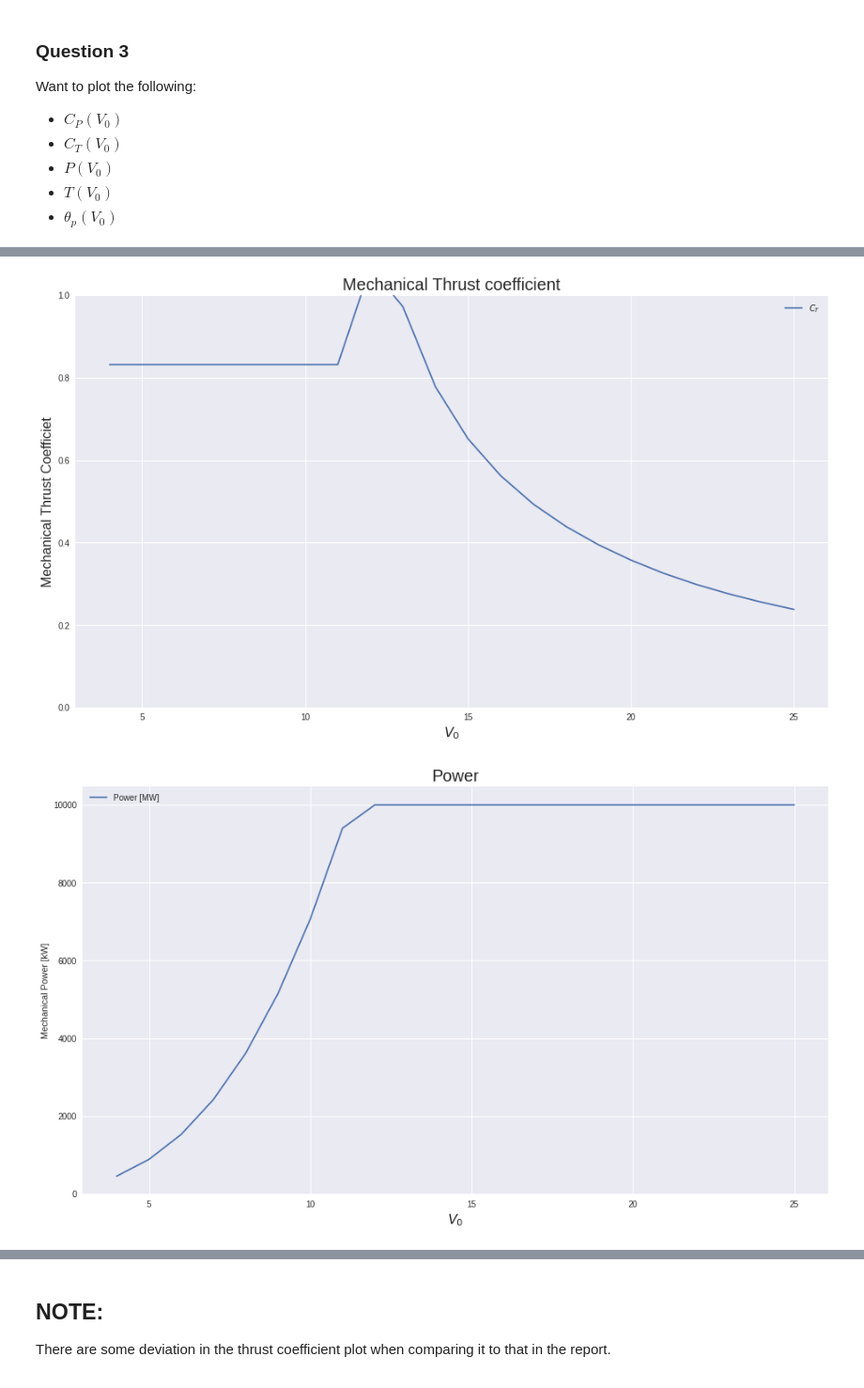
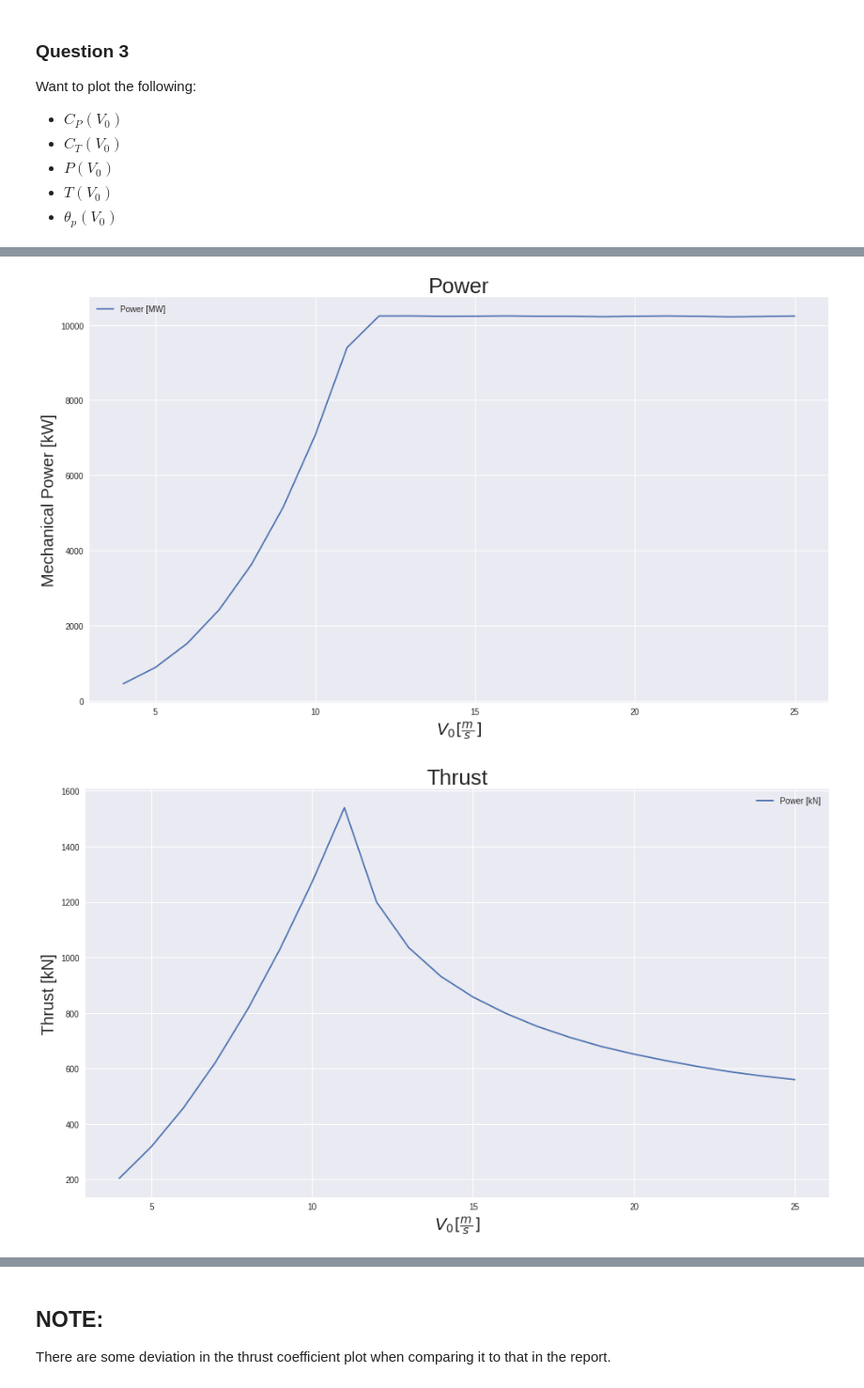
Before and after one commit to janerikhy/BEM, a Jupyter notebook: BEM.ipynb, the cells around one changed output, grey strips where cells are left out. Shown at 94% size. Saved outputs shown, nothing was run; the diff lists cells and outputs as text; code cells hidden in the pictures.

```diff
--- a/BEM.ipynb
+++ b/BEM.ipynb
@@ -94,7 +94,7 @@ rho = 1.225
 V0 = 9.5
 # speed_ratio = np.arange(5, 11, 1)
 omega_min = 6*np.pi*2/60
-omega_max = 9.61*2*np.pi/60+0.01
+omega_max = 9.7*2*np.pi/60
 
 omega = np.arange(omega_min, omega_max, 0.01)
 speed_ratio = np.array([o*R/V0 for o in omega])
@@ -455,20 +457,21 @@ print(f"{P_max*1e-6:.2f} [MW]")
 # %%
 # Start with fixing the frequency to w_max
 # omega = np.asarray([1.01])
-P_max = 10*1e6
+#P_max = 10*1e6
 w_max = 1.01
 
 # Want to find theta_p as a function of V0 to limit the power to 10MW
 
 V0_arr = np.arange(4, 26, 1)  # Incomming wind speed array
-#pitch_angles = np.arange(0, 25, 0.01)
-pitch_angles = np.arange(-25, 1, 1)
+pitch_angles = np.arange(0, 25, 0.01)
+#pitch_angles = np.arange(-25, 1, 0.01)
 pitch_req = np.zeros(len(V0_arr))
 Power = np.zeros(len(V0_arr))
 Thrust = np.zeros(len(V0_arr))
 C_power = np.zeros(len(V0_arr))
 C_thrust = np.zeros(len(V0_arr))
 norm_forces = np.zeros((len(V0_arr), len(radius)))
+tan_forces = np.zeros((len(V0_arr), len(radius)))
 
 
 for i in range(len(V0_arr)):
@@ -477,14 +480,15 @@ for i in range(len(V0_arr)):
     Thrust[i] = CT[lam_index][theta_index]*1/2 * rho * V0_arr[i]**2 * np.pi*R**2
     C_power[i] = CP[lam_index][theta_index]
     C_thrust[i] = CT[lam_index][theta_index]
-    _, _, f, _ = bem(np.asarray([lam_opt]), np.asarray([theta_opt]), V0_arr[i])
+    _, _, f, ft = bem(np.asarray([lam_opt]), np.asarray([theta_opt]), V0_arr[i])
     for k in range(len(radius)):
       norm_forces[i][k] = f[0][0][k]
+      tan_forces[i][k] = ft[0][0][k]
   else:
     l = w_max*R/V0_arr[i]
-    p, t, f, _ = bem(np.asarray([l]), pitch_angles, V0_arr[i])
+    p, t, f, ft = bem(np.asarray([l]), pitch_angles, V0_arr[i])
     for j in range(len(p[0])):
-      if (p[0][j] > P_max):
+      if (p[0][j] < P_max):
         # Make interpolation to find the correct pitch angle
         pitch_req[i] = np.interp(P_max, p[0][j-1:j+1], pitch_angles[j-1:j+1])
         Power[i] = np.interp(pitch_req[i], pitch_angles[j-1:j+1], p[0][j-1:j+1])
@@ -493,6 +497,7 @@ for i in range(len(V0_arr)):
         C_thrust[i] = Thrust[i]/(1/2 * rho * V0_arr[i]**2 * np.pi*R**2)
         for k in range(len(radius)):
           norm_forces[i][k] = f[0][j][k]
+          tan_forces[i][k] = ft[0][j][k]
         break
 
 pitch_req
@@ -546,64 +548,65 @@ Want to plot the following:
 # Plots for question 3
 #plt.rcParams.keys()
 plt.style.use('seaborn')
-plt.rcParams['font.size'] = 16
+plt.rcParams['font.size'] = 20
 plt.rcParams['figure.figsize'] = (16, 9)
 
 # CP(V0) and CT(V0)
 
-plt.plot(V0_arr, C_power, label=r"$C_P$")
+''' plt.plot(V0_arr, C_power, label=r"$C_P$")
 plt.plot(V0_arr, C_thrust, label=r"$C_T$")
-plt.title(r"$C_P(V_0)$ and $C_T(V_0)$", fontsize=20)
-plt.xlabel(r"$V_0$", fontsize=16)
+plt.title(r"$C_P(V_0)$ and $C_T(V_0)$", fontsize=26)
+plt.xlabel(r"$V_0$", fontsize=20)
 plt.legend()
 plt.savefig(os.path.join(data_dir, 'results', 'cp_and_ct_negative_pitch.png'), dpi=300)
 plt.show()
+ '''
 
 # CP (V0)
 plt.plot(V0_arr, C_power, label=r"$C_P$")
-plt.title(r"Mechanical Power coefficient", fontsize=20)
-plt.xlabel(r"$V_0$", fontsize=16)
+plt.title(r"Mechanical Power coefficient", fontsize=26)
+plt.xlabel(r"$V_0$", fontsize=20)
 plt.ylim([0, 1])
-plt.ylabel("Mechanical Power Coefficiet", fontsize=16)
+plt.ylabel("CP [-]", fontsize=20)
 plt.legend()
-#plt.savefig(os.path.join(data_dir, 'results', 'cp.png'), dpi=300)
+plt.savefig(os.path.join(data_dir, 'results', 'cp.png'), dpi=300)
 plt.show()
 
 # CT (V0)
 plt.plot(V0_arr, C_thrust, label=r"$C_T$")
-plt.title(r"Mechanical Thrust coefficient", fontsize=20)
-plt.xlabel(r"$V_0$", fontsize=16)
-plt.ylabel("Mechanical Thrust Coefficiet", fontsize=16)
+plt.title(r"Mechanical Thrust coefficient", fontsize=26)
+plt.xlabel(r"$V_0 [\frac{m}{s}]$", fontsize=20)
+plt.ylabel("CT [-]", fontsize=20)
 plt.ylim([0, 1])
 plt.legend()
-#plt.savefig(os.path.join(data_dir, 'results', 'ct.png'), dpi=300)
+plt.savefig(os.path.join(data_dir, 'results', 'ct.png'), dpi=300)
 plt.show()
 
 # Power
 plt.plot(V0_arr, Power*1e-3, label="Power [MW]")
-plt.title("Power", fontsize=20)
-plt.xlabel(r"$V_0$", fontsize=16)
-plt.ylabel(r"Mechanical Power [kW]")
+plt.title("Power", fontsize=26)
+plt.xlabel(r"$V_0 [\frac{m}{s}]$", fontsize=20)
+plt.ylabel(r"Mechanical Power [kW]", fontsize=20)
 plt.legend()
-plt.savefig(os.path.join(data_dir, 'results', 'power_negative_pitch.png'), dpi=300)
+plt.savefig(os.path.join(data_dir, 'results', 'power.png'), dpi=300)
 plt.show()
 
 # Thrust
 plt.plot(V0_arr, Thrust*1e-3, label="Power [kN]")
-plt.title("Thrust", fontsize=20)
-plt.xlabel(r"$V_0$", fontsize=16)
-plt.ylabel(r"Thrust [kN]")
+plt.title("Thrust", fontsize=26)
+plt.xlabel(r"$V_0 [\frac{m}{s}]$", fontsize=20)
+plt.ylabel(r"Thrust [kN]", fontsize=20)
 plt.legend()
-#plt.savefig(os.path.join(data_dir, 'results', 'thrust.png'), dpi=300)
+plt.savefig(os.path.join(data_dir, 'results', 'thrust.png'), dpi=300)
 plt.show()
 
 # Pitch angle
 plt.plot(V0_arr, pitch_req, label=r"$\theta_p$")
-plt.title("Pitch angle", fontsize=20)
-plt.xlabel(r"$V_0$", fontsize=16)
-plt.ylabel(r"Pitch anlge [deg]")
-plt.ylim([-25, 1])
+plt.title("Pitch angle", fontsize=26)
+plt.xlabel(r"$V_0 [\frac{m}{s}]$", fontsize=20)
+plt.ylabel(r"Pitch anlge [deg]", fontsize=20)
+plt.ylim([-1, 25])
 plt.legend()
-plt.savefig(os.path.join(data_dir, 'results', 'pitch_angle_negative.png'), dpi=300)
+plt.savefig(os.path.join(data_dir, 'results', 'pitch_angle.png'), dpi=300)
 plt.show()
 # %% [output]
@@ -612,2 +615,2 @@ plt.show()
-[figure, old version]
+[figure, new version]
-[figure, old version]
+[figure, new version]
```
Also changed, not shown: parts of 9 cells of this notebook.
